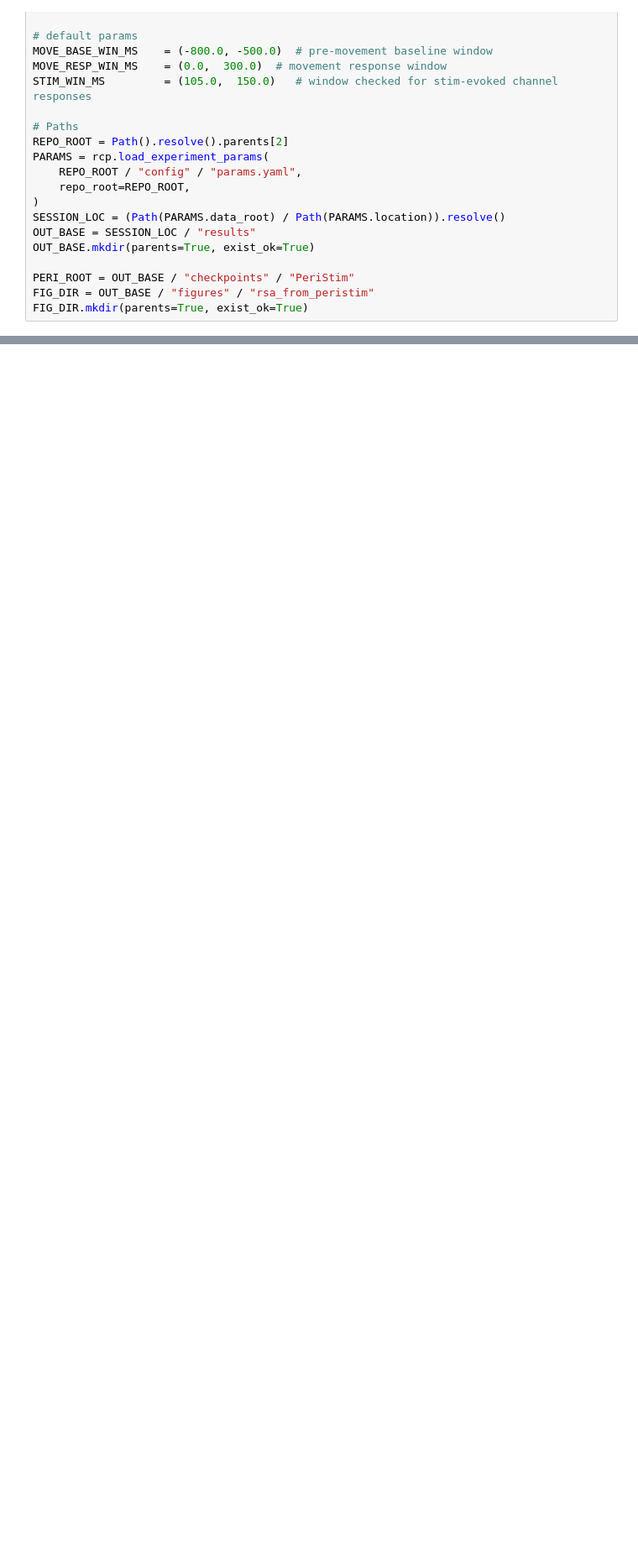
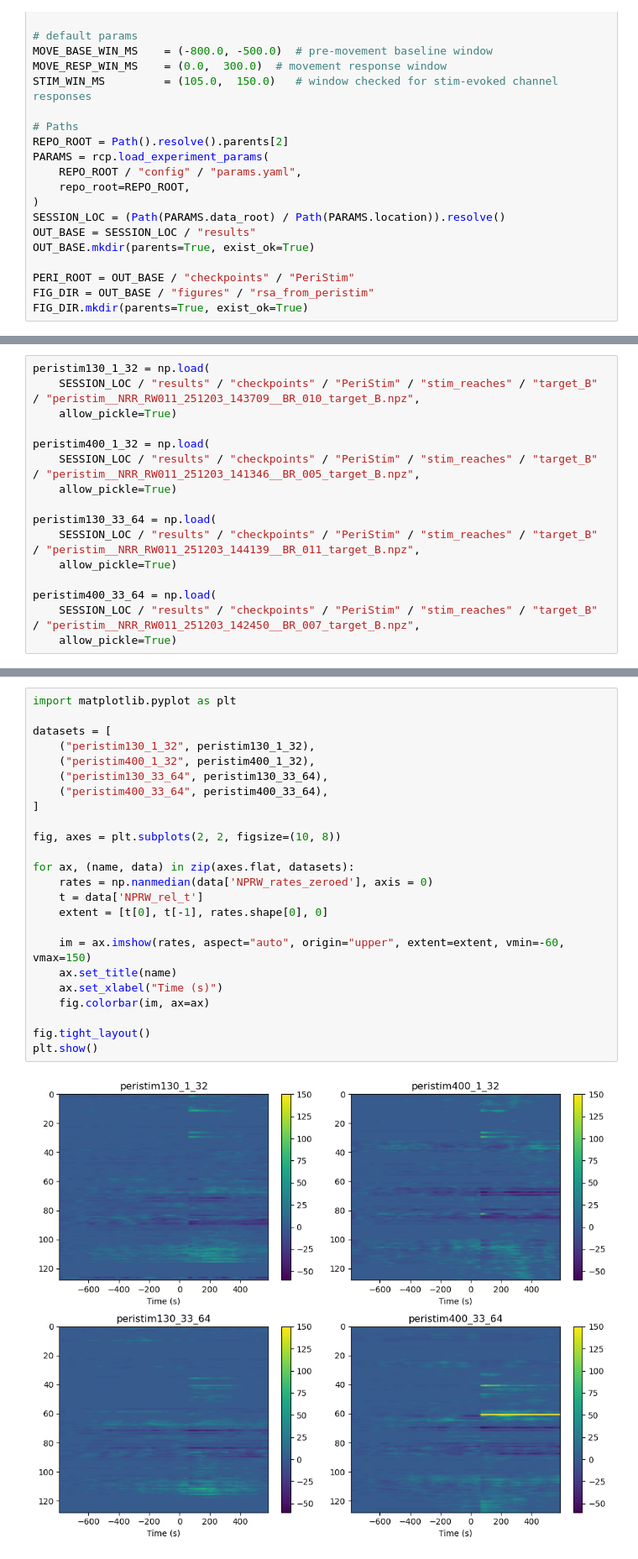
Before and after one commit to Raynor-Cerebellum-Project/RCP_analysis, a Jupyter notebook: scripts/bryan_scripts/RSA_consistency/RSA_poststim_grouped_up.ipynb, the cells around one changed output, grey strips where cells are left out. Shown at 84% size. Cells and saved outputs as stored; diff of their text form; blank space fills up the shorter version.

```diff
--- a/scripts/bryan_scripts/RSA_consistency/RSA_poststim_grouped_up.ipynb
+++ b/scripts/bryan_scripts/RSA_consistency/RSA_poststim_grouped_up.ipynb
@@ -163,0 +100,16 @@ rcp.run_rsa(source="UA",
+# %%
+peristim130_1_32 = np.load(
+    SESSION_LOC / "results" / "checkpoints" / "PeriStim" / "stim_reaches" / "target_B" / "peristim__NRR_RW011_251203_143709__BR_010_target_B.npz",
+    allow_pickle=True)
+
+peristim400_1_32 = np.load(
+    SESSION_LOC / "results" / "checkpoints" / "PeriStim" / "stim_reaches" / "target_B" / "peristim__NRR_RW011_251203_141346__BR_005_target_B.npz",
+    allow_pickle=True)
+
+peristim130_33_64 = np.load(
+    SESSION_LOC / "results" / "checkpoints" / "PeriStim" / "stim_reaches" / "target_B" / "peristim__NRR_RW011_251203_144139__BR_011_target_B.npz",
+    allow_pickle=True)
+
+peristim400_33_64 = np.load(
+    SESSION_LOC / "results" / "checkpoints" / "PeriStim" / "stim_reaches" / "target_B" / "peristim__NRR_RW011_251203_142450__BR_007_target_B.npz",
+    allow_pickle=True)
@@ -164,3 +136,29 @@ rcp.run_rsa(source="UA",
+# %%
+import matplotlib.pyplot as plt
+
+datasets = [
+    ("peristim130_1_32", peristim130_1_32),
+    ("peristim400_1_32", peristim400_1_32),
+    ("peristim130_33_64", peristim130_33_64),
+    ("peristim400_33_64", peristim400_33_64),
+]
+
+fig, axes = plt.subplots(2, 2, figsize=(10, 8))
+
+for ax, (name, data) in zip(axes.flat, datasets):
+    rates = np.nanmedian(data['NPRW_rates_zeroed'], axis = 0)
+    t = data['NPRW_rel_t']
+    extent = [t[0], t[-1], rates.shape[0], 0]
+
+    im = ax.imshow(rates, aspect="auto", origin="upper", extent=extent, vmin=-60, vmax=150)
+    ax.set_title(name)
+    ax.set_xlabel("Time (s)")
+    fig.colorbar(im, ax=ax)
+
+fig.tight_layout()
+plt.show()
+# %% [output]
+[figure, added]
 # %%
 rcp.run_rsa(
     source="NPRW",
```
Also changed, not shown: parts of 12 cells of this notebook.
